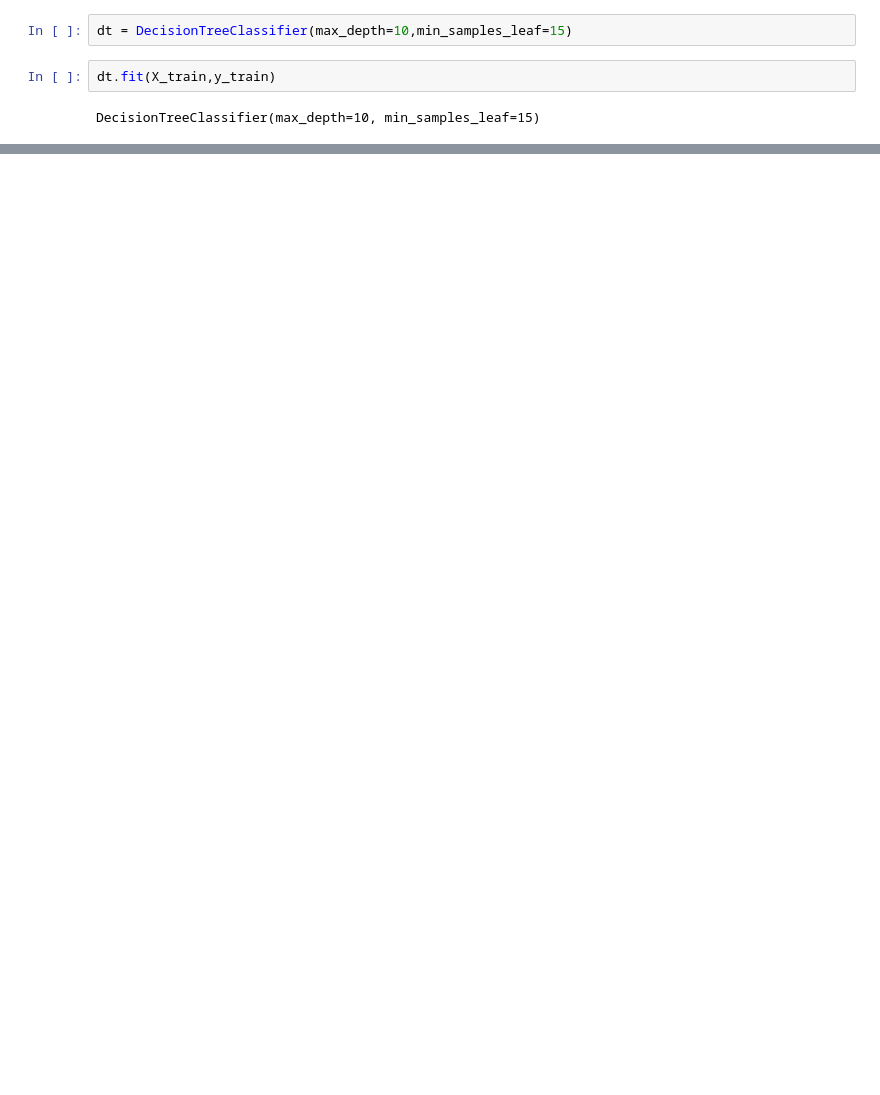
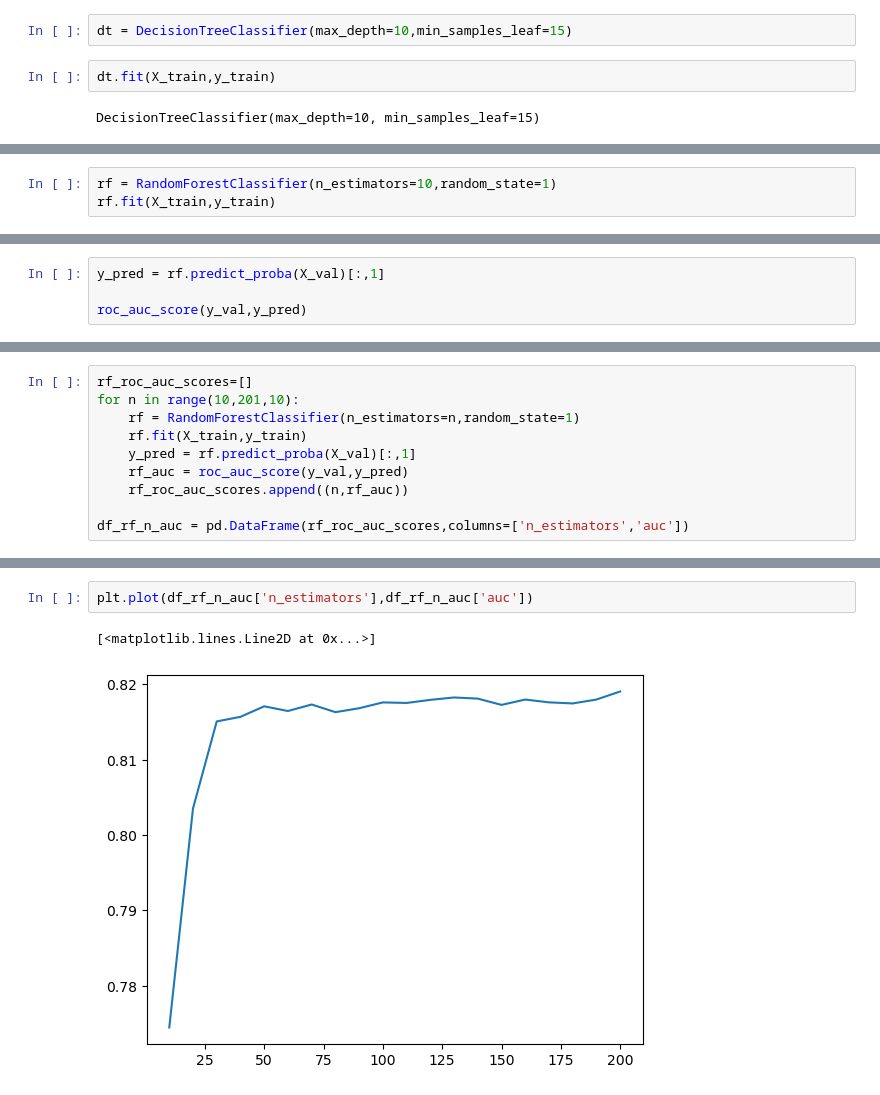
Before and after one commit to codevalhalla/credit-risk-scoring, a Jupyter notebook: credit-risk-scoring.ipynb, the cells around one changed output, grey strips where cells are left out. Cells and saved outputs as stored; diff of their text form; blank space fills up the shorter version.

```diff
--- a/credit-risk-scoring.ipynb
+++ b/credit-risk-scoring.ipynb
@@ -349,0 +357,3 @@ DecisionTreeClassifier(max_depth=10, min_samples_leaf=15)
+# %%
+rf = RandomForestClassifier(n_estimators=10,random_state=1)
+rf.fit(X_train,y_train)
@@ -349,0 +362,4 @@ DecisionTreeClassifier(max_depth=10, min_samples_leaf=15)
+# %%
+y_pred = rf.predict_proba(X_val)[:,1]
+
+roc_auc_score(y_val,y_pred)
@@ -349,0 +368,10 @@ DecisionTreeClassifier(max_depth=10, min_samples_leaf=15)
+# %%
+rf_roc_auc_scores=[]
+for n in range(10,201,10):
+    rf = RandomForestClassifier(n_estimators=n,random_state=1)
+    rf.fit(X_train,y_train)
+    y_pred = rf.predict_proba(X_val)[:,1]
+    rf_auc = roc_auc_score(y_val,y_pred)
+    rf_roc_auc_scores.append((n,rf_auc))
+
+df_rf_n_auc = pd.DataFrame(rf_roc_auc_scores,columns=['n_estimators','auc'])
@@ -349,0 +398,5 @@ DecisionTreeClassifier(max_depth=10, min_samples_leaf=15)
+# %%
+plt.plot(df_rf_n_auc['n_estimators'],df_rf_n_auc['auc'])
+# %% [output]
+[<matplotlib.lines.Line2D at 0x...>]
+[figure, added]
```
Also changed, not shown: parts of 21 cells of this notebook.
